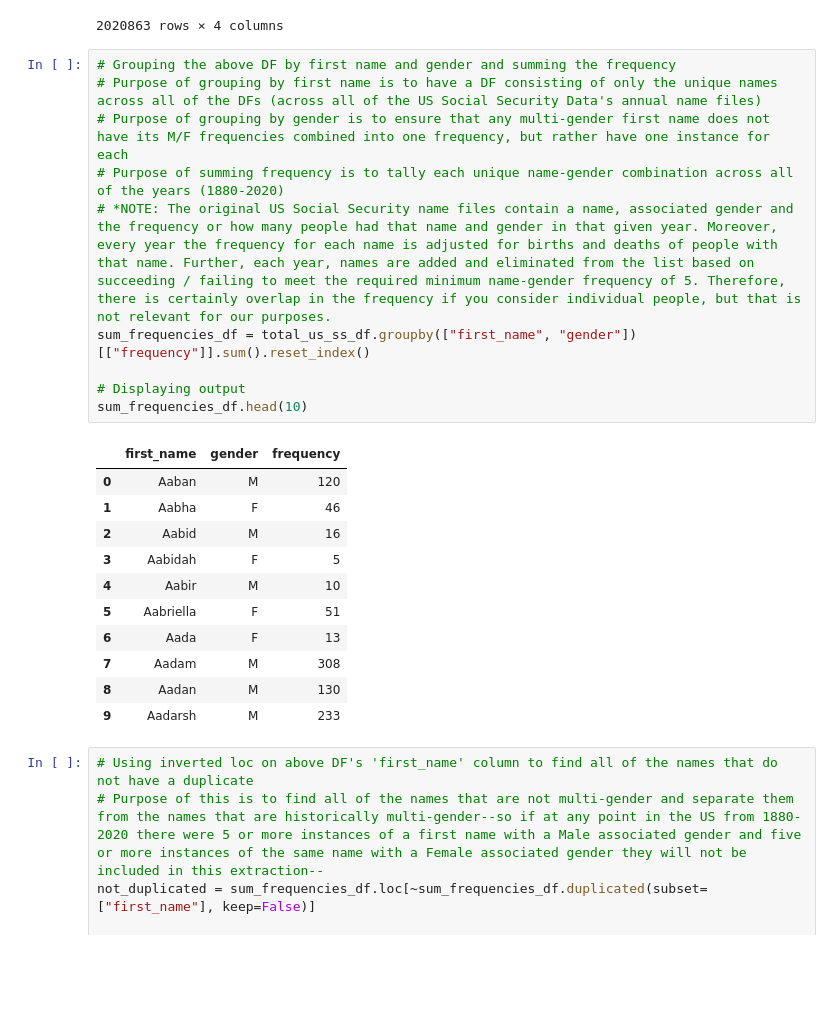
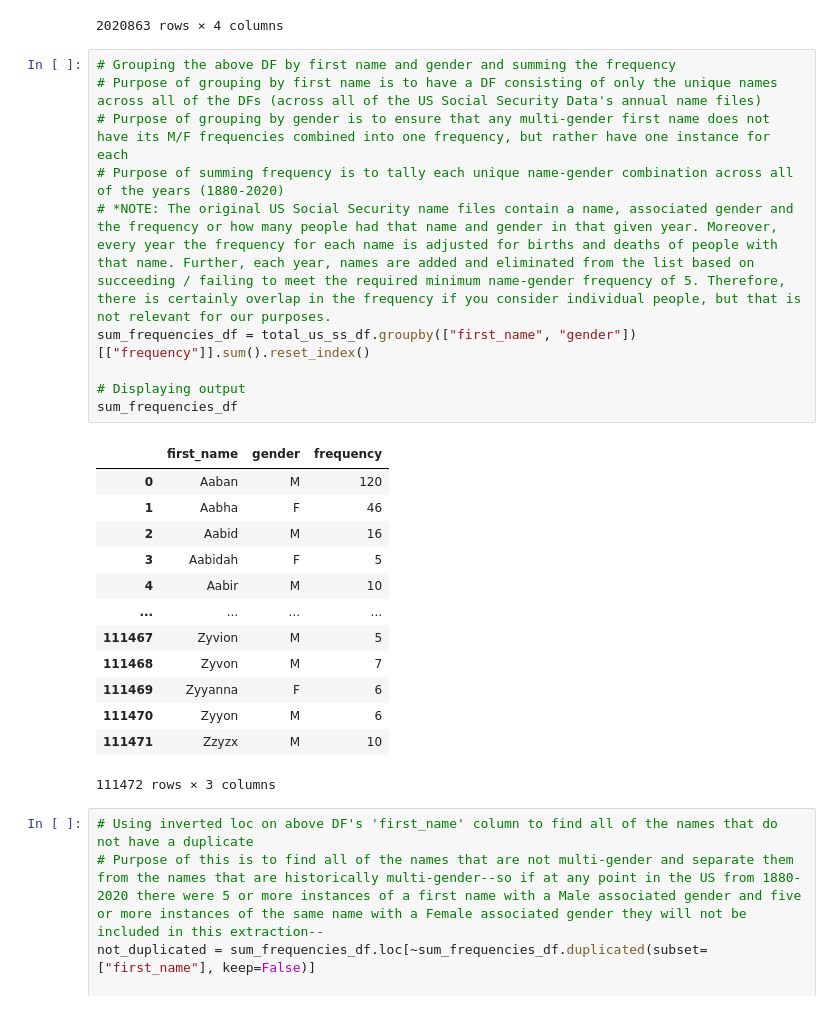
Before and after one commit to Shaza-Safi/Ontario_Sunshine_List, a Jupyter notebook: ML_Model_Evaluation.ipynb, the cells around one changed output. Cells and saved outputs as stored; diff of their text form; blank space fills up the shorter version.

```diff
--- a/ML_Model_Evaluation.ipynb
+++ b/ML_Model_Evaluation.ipynb
@@ -53,25 +55,27 @@ total_us_ss_df
 # %%
 # Grouping the above DF by first name and gender and summing the frequency
 # Purpose of grouping by first name is to have a DF consisting of only the unique names across all of the DFs (across all of the US Social Security Data's annual name files)
 # Purpose of grouping by gender is to ensure that any multi-gender first name does not have its M/F frequencies combined into one frequency, but rather have one instance for each
 # Purpose of summing frequency is to tally each unique name-gender combination across all of the years (1880-2020)
 # *NOTE: The original US Social Security name files contain a name, associated gender and the frequency or how many people had that name and gender in that given year. Moreover, every year the frequency for each name is adjusted for births and deaths of people with that name. Further, each year, names are added and eliminated from the list based on succeeding / failing to meet the required minimum name-gender frequency of 5. Therefore, there is certainly overlap in the frequency if you consider individual people, but that is not relevant for our purposes.
 sum_frequencies_df = total_us_ss_df.groupby(["first_name", "gender"])[["frequency"]].sum().reset_index()
 
 # Displaying output
-sum_frequencies_df.head(10)
+sum_frequencies_df
 # %% [output]
 |  | first_name | gender | frequency |
 | 0 | Aaban | M | 120 |
 | 1 | Aabha | F | 46 |
 | 2 | Aabid | M | 16 |
 | 3 | Aabidah | F | 5 |
 | 4 | Aabir | M | 10 |
-| 5 | Aabriella | F | 51 |
-| 6 | Aada | F | 13 |
-| 7 | Aadam | M | 308 |
-| 8 | Aadan | M | 130 |
-| 9 | Aadarsh | M | 233 |
+| ... | ... | ... | ... |
+| 111467 | Zyvion | M | 5 |
+| 111468 | Zyvon | M | 7 |
+| 111469 | Zyyanna | F | 6 |
+| 111470 | Zyyon | M | 6 |
+| 111471 | Zzyzx | M | 10 |
+111472 rows × 3 columns
 # %%
 # Using inverted loc on above DF's 'first_name' column to find all of the names that do not have a duplicate
 # Purpose of this is to find all of the names that are not multi-gender and separate them from the names that are historically multi-gender--so if at any point in the US from 1880-2020 there were 5 or more instances of a first name with a Male associated gender and five or more instances of the same name with a Female associated gender they will not be included in this extraction--
```
Also changed, not shown: parts of 50 cells of this notebook, 2 other files.
